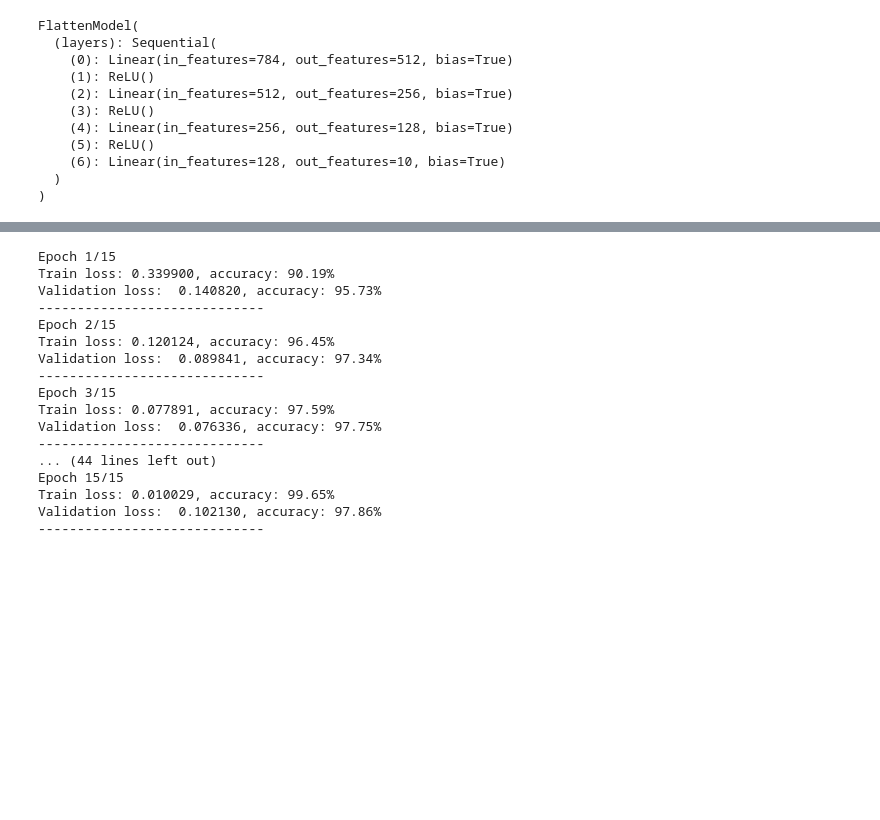
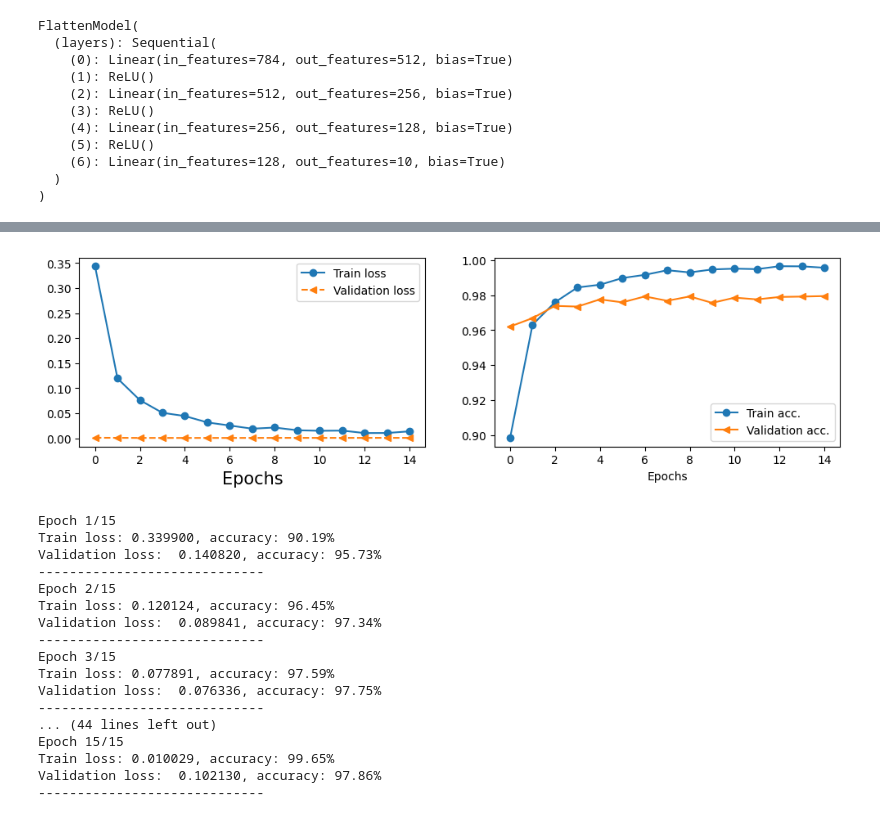
Before and after one commit to Kamil2601/CNN-image-classification, a Jupyter notebook: src/MNIST.ipynb, the cells around one changed output, grey strips where cells are left out. Cells and saved outputs as stored; diff of their text form; code cells hidden in the pictures; blank space fills up the shorter version.

```diff
--- a/src/MNIST.ipynb
+++ b/src/MNIST.ipynb
@@ -22,7 +24,7 @@ The autoreload extension is already loaded. To reload it, use:
 # %%
 device = "cuda:0" if torch.cuda.is_available() else "cpu"
 print(device)
-data_path = "./data/"
+data_path = "../data/"
 # %% [output]
 cuda:0
 # %%
@@ -111,0 +114,3 @@ Test Error: Accuracy: 7.22%, Avg loss: 2.307011
+# %%
+optimizer = torch.optim.Adam(model.parameters(), lr = 0.001)
+history = training.train_loop(train_loader, model, optimizer=optimizer, val_dataloader=val_loader, num_epochs=15, verbose=True)
@@ -112,3 +135,7 @@ Test Error: Accuracy: 7.22%, Avg loss: 2.307011
+# %%
+plot_history(history)
+# %% [output]
+[figure, added]
 # %%
 optimizer = torch.optim.Adam(model.parameters(), lr = 0.001)
 history = training.train_loop(train_loader, model, optimizer=optimizer, val_dataloader=val_loader, num_epochs=15, verbose=True, writer=writer)
```
Also changed, not shown: parts of 4 cells of this notebook, 4 other files.
